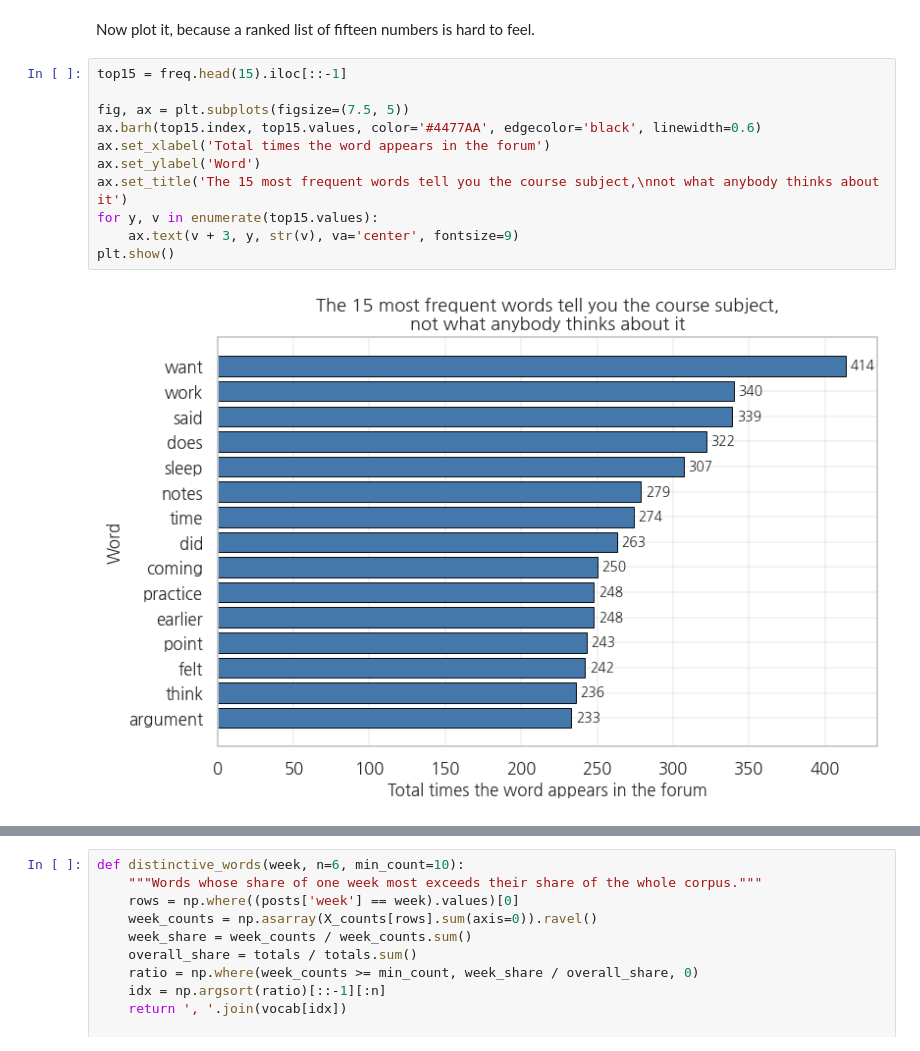
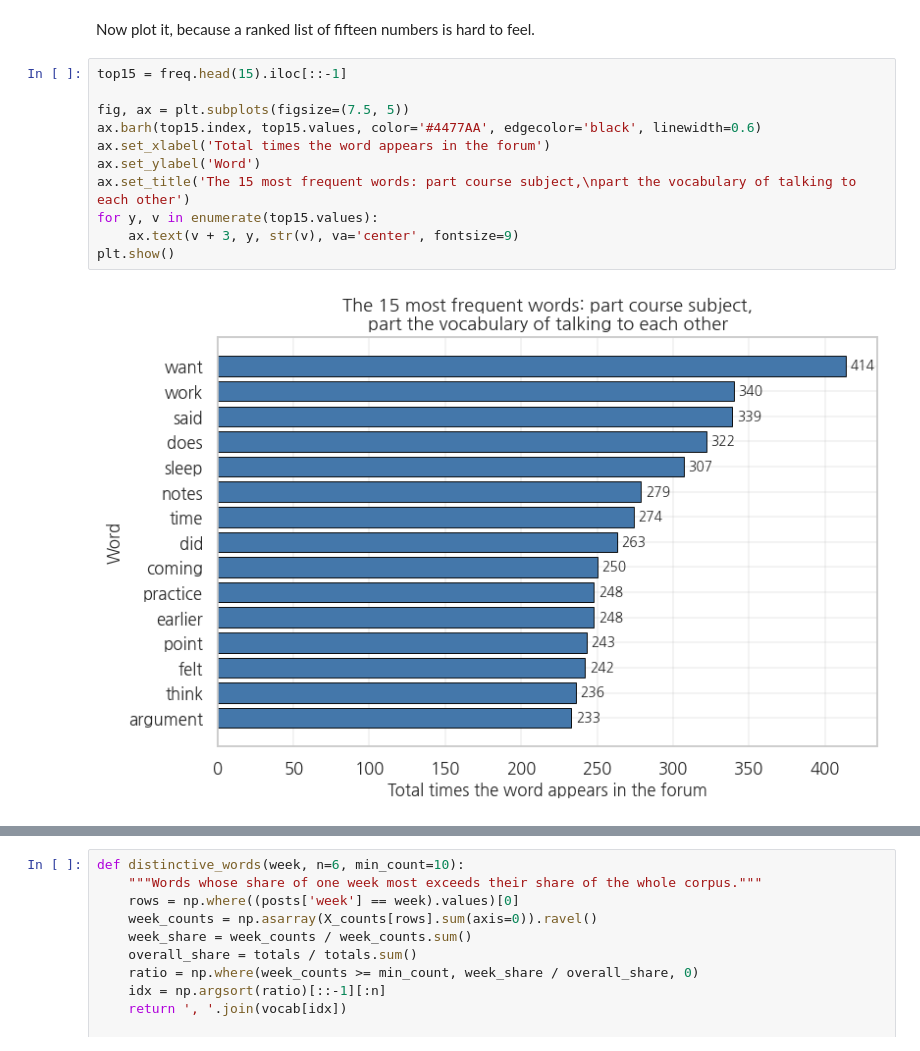
Before and after one commit to HakeoungLee/edis8100-teaching-learning-analytics, a Jupyter notebook: week05-miniproject2-text-nlp/week05_miniproject2_text_analytics.ipynb, the cells around one changed output, grey strips where cells are left out. Cells and saved outputs as stored; diff of their text form.

```diff
--- a/week05-miniproject2-text-nlp/week05_miniproject2_text_analytics.ipynb
+++ b/week05-miniproject2-text-nlp/week05_miniproject2_text_analytics.ipynb
@@ -1476,13 +1476,13 @@ Now plot it, because a ranked list of fifteen numbers is hard to feel.
 # %%
 top15 = freq.head(15).iloc[::-1]
 
 fig, ax = plt.subplots(figsize=(7.5, 5))
 ax.barh(top15.index, top15.values, color='#4477AA', edgecolor='black', linewidth=0.6)
 ax.set_xlabel('Total times the word appears in the forum')
 ax.set_ylabel('Word')
-ax.set_title('The 15 most frequent words tell you the course subject,\nnot what anybody thinks about it')
+ax.set_title('The 15 most frequent words: part course subject,\npart the vocabulary of talking to each other')
 for y, v in enumerate(top15.values):
     ax.text(v + 3, y, str(v), va='center', fontsize=9)
 plt.show()
 # %% [output]
-[figure, old version]
+[figure, new version]
```
Also changed, not shown: parts of 24 cells of this notebook, 5 other files.
